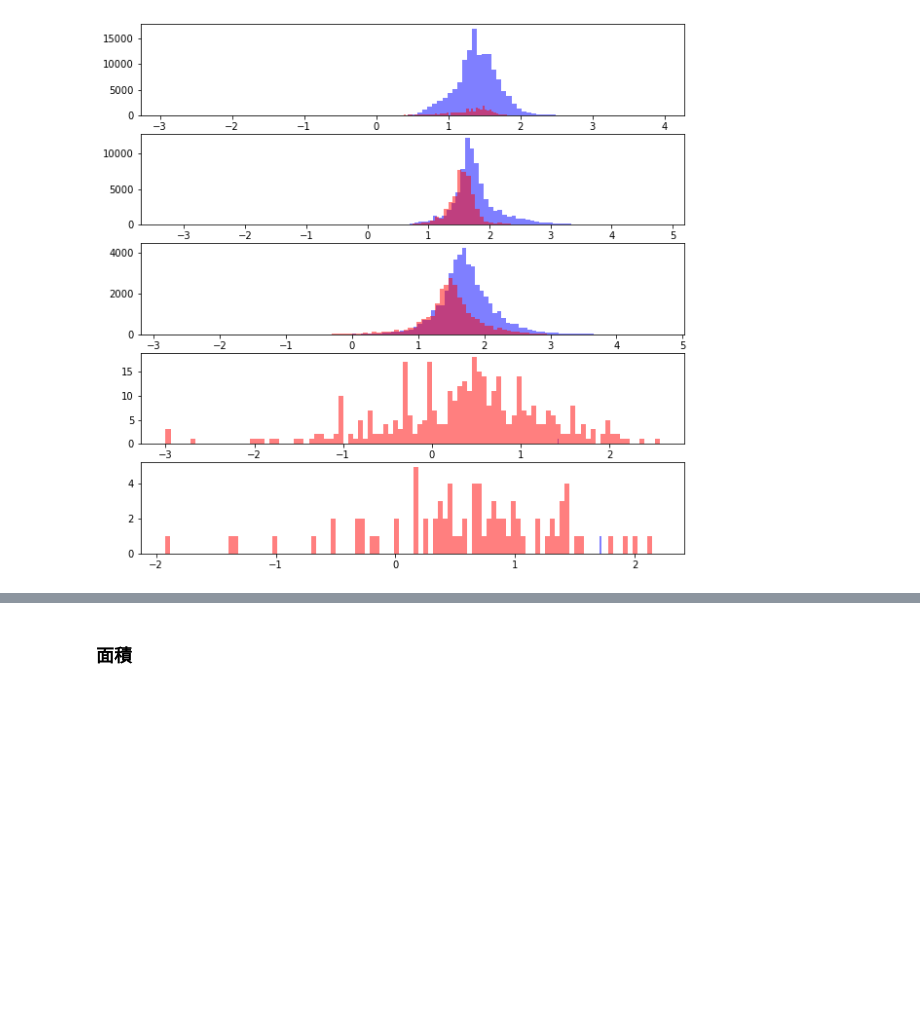
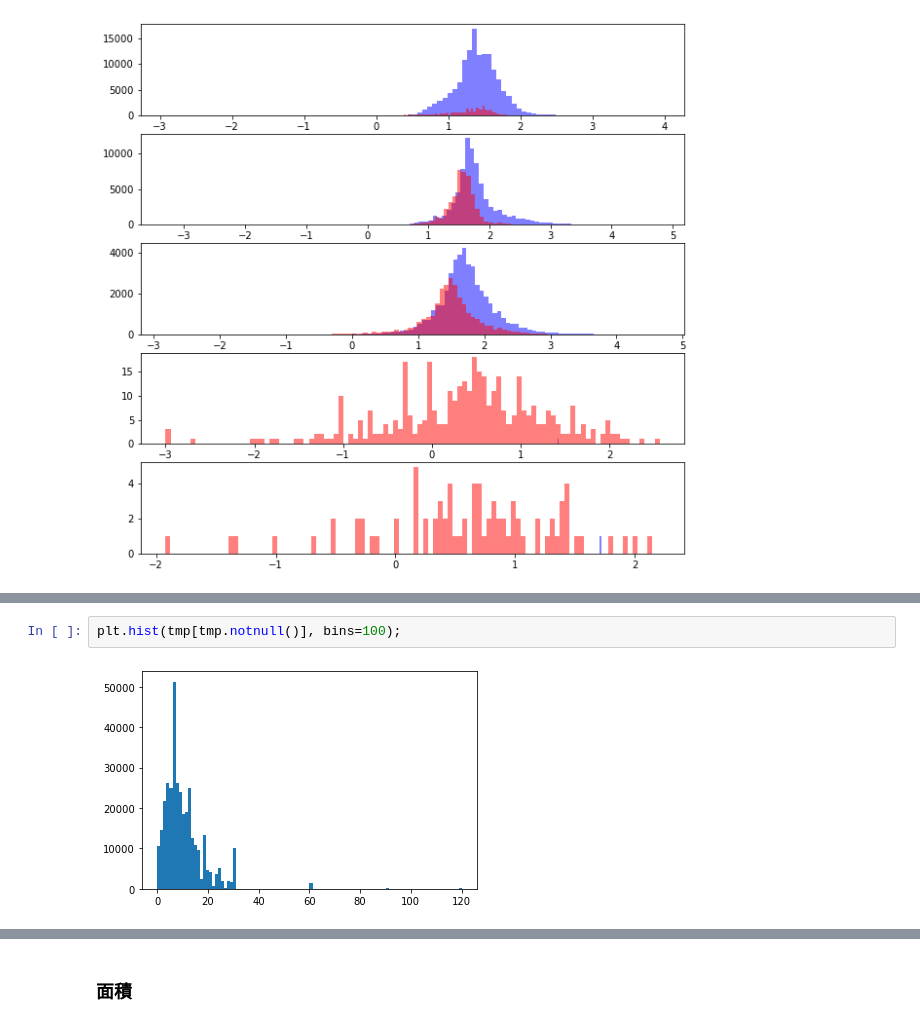
Before and after one commit to ga10is/bayes, a Jupyter notebook: notebook/probability_programing_2.ipynb, the cells around one changed output, grey strips where cells are left out. Drawn from its saved outputs; the diff is of its cells as text; blank space fills up the shorter version.

```diff
--- a/notebook/probability_programing_2.ipynb
+++ b/notebook/probability_programing_2.ipynb
@@ -103,0 +194,4 @@ for i, estate_type in enumerate(df_train['種類'].unique()):
+# %%
+plt.hist(tmp[tmp.notnull()], bins=100);
+# %% [output]
+[figure, added]
```
Also changed, not shown: parts of 69 cells of this notebook.
